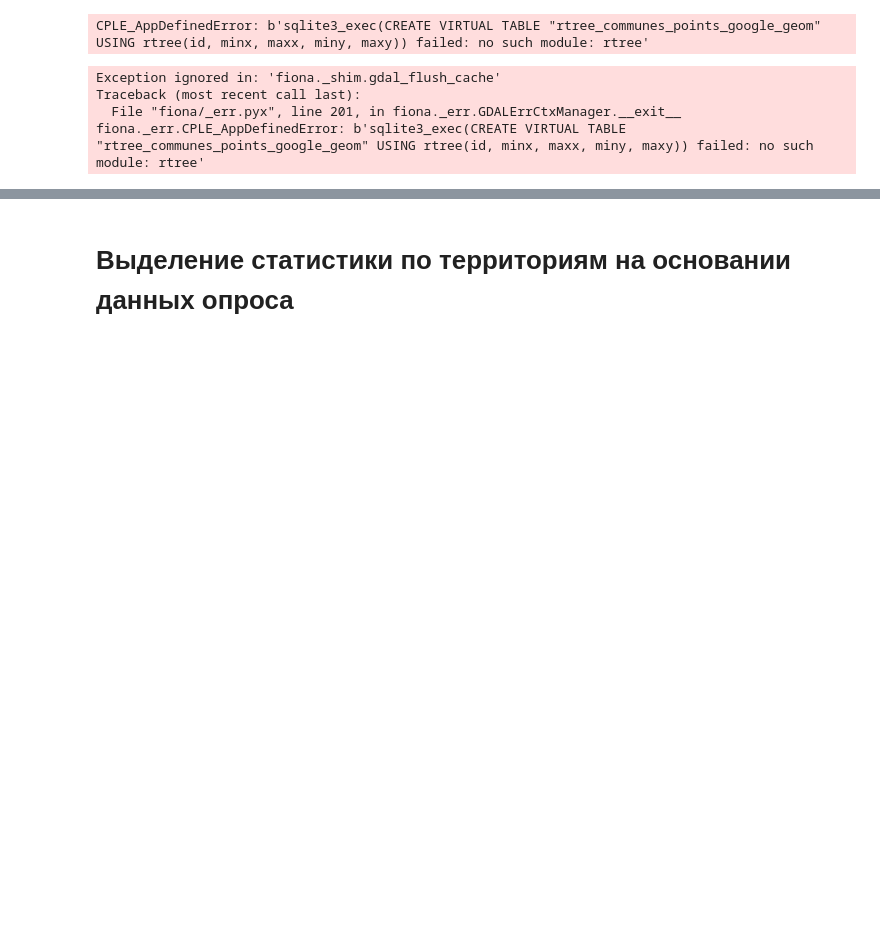
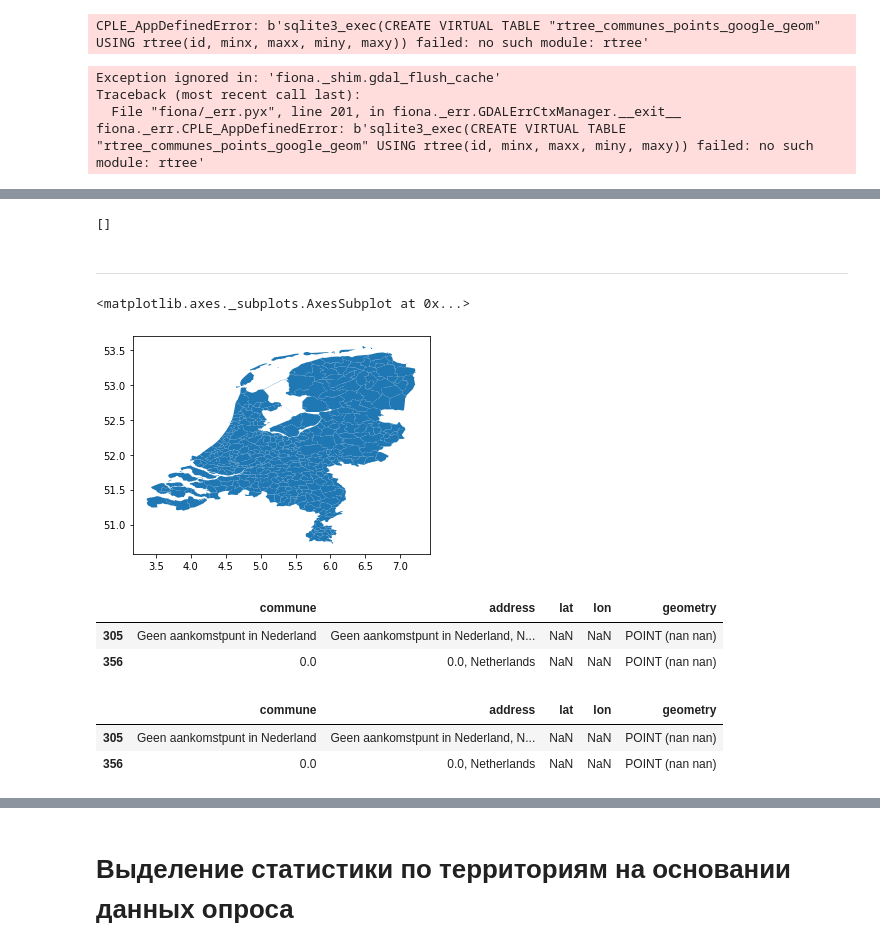
Before and after one commit to mtopnikov/NetherlandsCentralities, a Jupyter notebook: Data prerocessing.ipynb, the cells around one changed output, grey strips where cells are left out. Drawn from its saved outputs; the diff is of its cells as text; code cells hidden in the pictures; blank space fills up the shorter version.

```diff
--- a/Data prerocessing.ipynb
+++ b/Data prerocessing.ipynb
@@ -368,0 +428,20 @@ fiona._err.CPLE_AppDefinedError: b'sqlite3_exec(CREATE VIRTUAL TABLE "rtree_comm
+# %%
+responses['Wûnseradiel']
+# %% [output]
+[]
+# %% [markdown]
+___
+# %%
+geo_points_communes = gpd.read_file('communes_points_google.gpkg')
+communes_2018 = gpd.read_file('../qgis/base/Netherlands_communes.gpkg')
+# %%
+communes_2018.plot()
+# %% [output]
+<matplotlib.axes._subplots.AxesSubplot at 0x...>
+[figure, added]
+# %%
+geo_points_communes[geo_points_communes.lon.isna()]
+# %% [output]
+|  | commune | address | lat | lon | geometry |
+| 305 | Geen aankomstpunt in Nederland | Geen aankomstpunt in Nederland, N... | NaN | NaN | POINT (nan nan) |
+| 356 | 0.0 | 0.0, Netherlands | NaN | NaN | POINT (nan nan) |
@@ -368,0 +464,6 @@ fiona._err.CPLE_AppDefinedError: b'sqlite3_exec(CREATE VIRTUAL TABLE "rtree_comm
+# %%
+geo_points_communes[geo_points_communes.lon.isna()]
+# %% [output]
+|  | commune | address | lat | lon | geometry |
+| 305 | Geen aankomstpunt in Nederland | Geen aankomstpunt in Nederland, N... | NaN | NaN | POINT (nan nan) |
+| 356 | 0.0 | 0.0, Netherlands | NaN | NaN | POINT (nan nan) |
```
Also changed, not shown: parts of 44 cells of this notebook, 7 other files.
